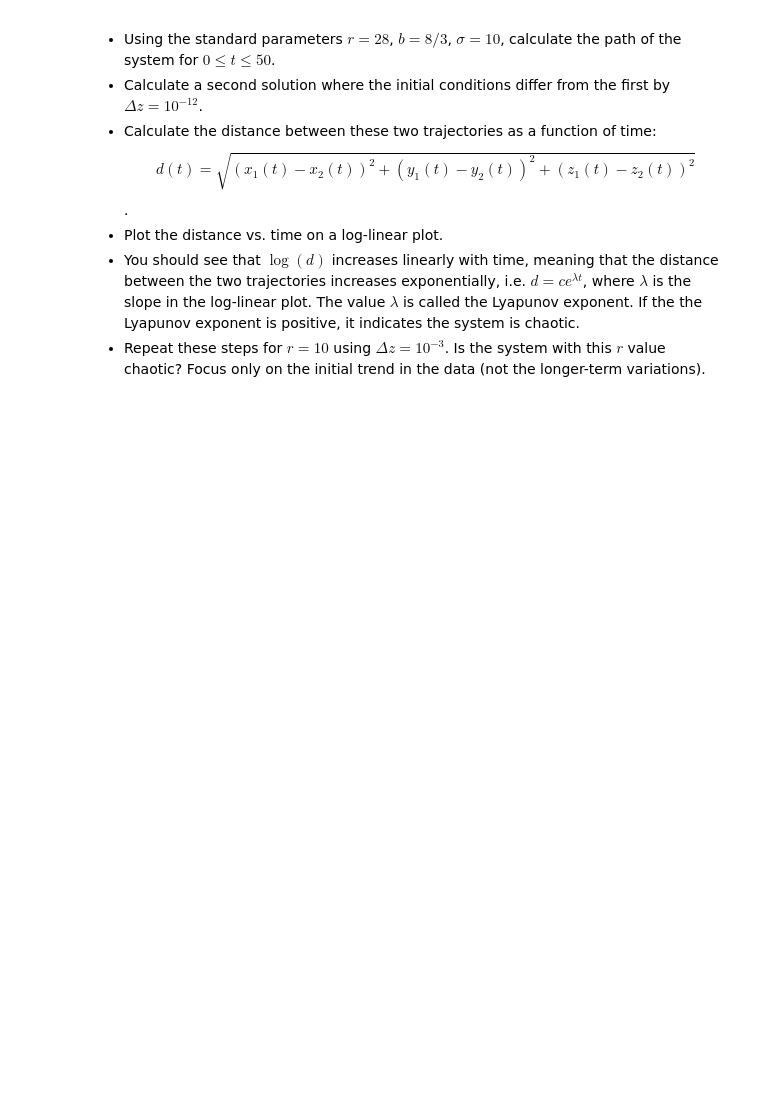
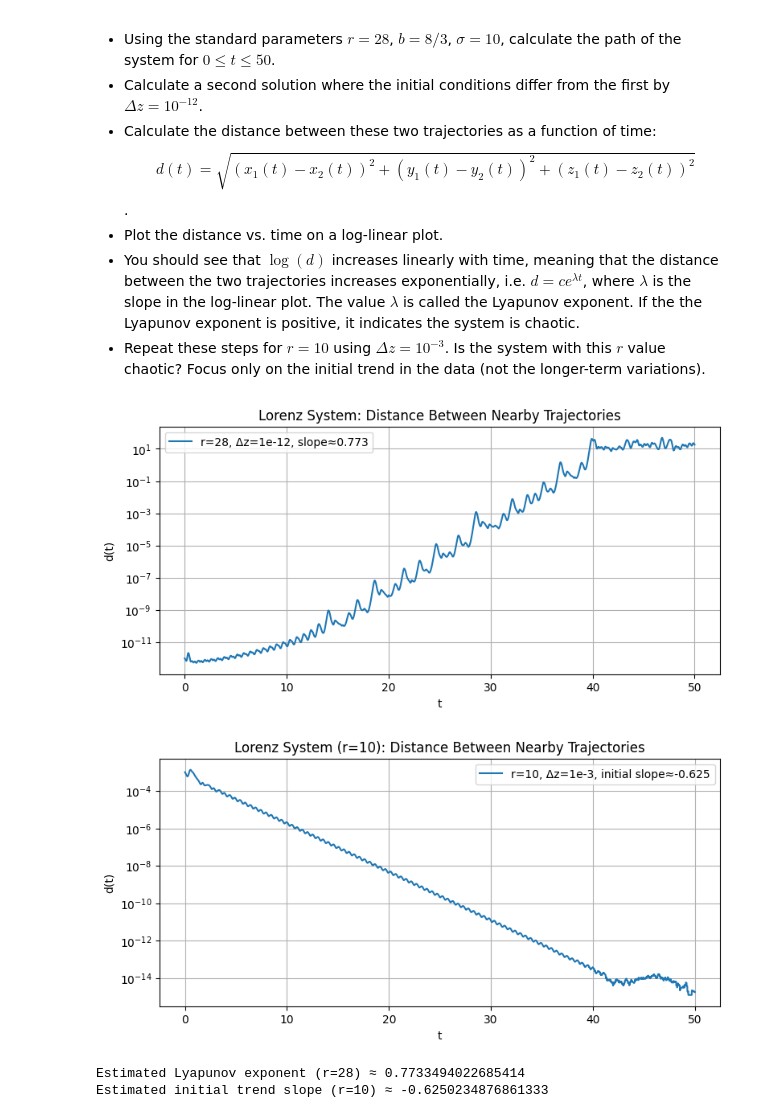
Before and after one commit to javierriveroiglesias-design/Computational-Physics, a Jupyter notebook: ode/ode_4.ipynb, the cells around one changed output. Saved outputs shown, nothing was run; the diff lists cells and outputs as text; code cells hidden in the pictures; blank space fills up the shorter version.

```diff
--- a/ode/ode_4.ipynb
+++ b/ode/ode_4.ipynb
@@ -521,0 +516,66 @@ from scipy.integrate import solve_ivp
+# %%
+import numpy as np
+import matplotlib.pyplot as plt
+from scipy.integrate import solve_ivp
+
+# your code here
+def rk4_vec(deriv, y0, tmax, dt, params):
+    N = int(np.floor(tmax / dt)) + 1
+    t = np.linspace(0.0, (N - 1) * dt, N)
+    y = np.zeros((N, len(y0)))
+    y[0] = y0
+    for n in range(N - 1):
+        k1 = deriv(t[n], y[n], *params)
+        k2 = deriv(t[n] + 0.5*dt, y[n] + 0.5*dt*k1, *params)
+        k3 = deriv(t[n] + 0.5*dt, y[n] + 0.5*dt*k2, *params)
+        k4 = deriv(t[n] + dt, y[n] + dt*k3, *params)
+        y[n+1] = y[n] + (dt/6.0)*(k1 + 2*k2 + 2*k3 + k4)
+    return t, y
+
+def lorenz(t, s, sigma, r, b):
+    x, y, z = s
+    return np.array([sigma*(y-x), x*(r-z)-y, x*y-b*z])
+
+def run_case(r, dz, dt=0.01, tmax=50.0, sigma=10.0, b=8.0/3.0):
+    s0 = np.array([1.0, 1.0, 1.0])
+    s0b = np.array([1.0, 1.0, 1.0 + dz])
+    t, s1 = rk4_vec(lorenz, s0, tmax, dt, (sigma, r, b))
+    _, s2 = rk4_vec(lorenz, s0b, tmax, dt, (sigma, r, b))
+    d = np.sqrt(np.sum((s1 - s2)**2, axis=1))
+    return t, d
+
+t28, d28 = run_case(28.0, 1e-12, dt=0.01, tmax=50.0)
+mask28 = d28 > 0
+m28, b28 = np.polyfit(t28[mask28], np.log(d28[mask28]), 1)
+
+plt.figure(figsize=(9,4))
+plt.semilogy(t28, d28, label=f"r=28, Δz=1e-12, slope≈{m28:.3f}")
+plt.xlabel("t")
+plt.ylabel("d(t)")
+plt.title("Lorenz System: Distance Between Nearby Trajectories")
+plt.legend()
+plt.grid(True, which="both")
+plt.show()
+
+t10, d10 = run_case(10.0, 1e-3, dt=0.01, tmax=50.0)
+mask10 = d10 > 0
+t_fit = t10 <= 10.0
+mask10_fit = mask10 & t_fit
+m10, b10 = np.polyfit(t10[mask10_fit], np.log(d10[mask10_fit]), 1)
+
+plt.figure(figsize=(9,4))
+plt.semilogy(t10, d10, label=f"r=10, Δz=1e-3, initial slope≈{m10:.3f}")
+plt.xlabel("t")
+plt.ylabel("d(t)")
+plt.title("Lorenz System (r=10): Distance Between Nearby Trajectories")
+plt.legend()
+plt.grid(True, which="both")
+plt.show()
+
+print("Estimated Lyapunov exponent (r=28) ≈", m28)
+print("Estimated initial trend slope (r=10) ≈", m10)
+# %% [output]
+[figure, added]
+[figure, added]
+Estimated Lyapunov exponent (r=28) ≈ 0.7733494022685414
+Estimated initial trend slope (r=10) ≈ -0.6250234876861333
```
Also changed, not shown: parts of 1 cell of this notebook.
